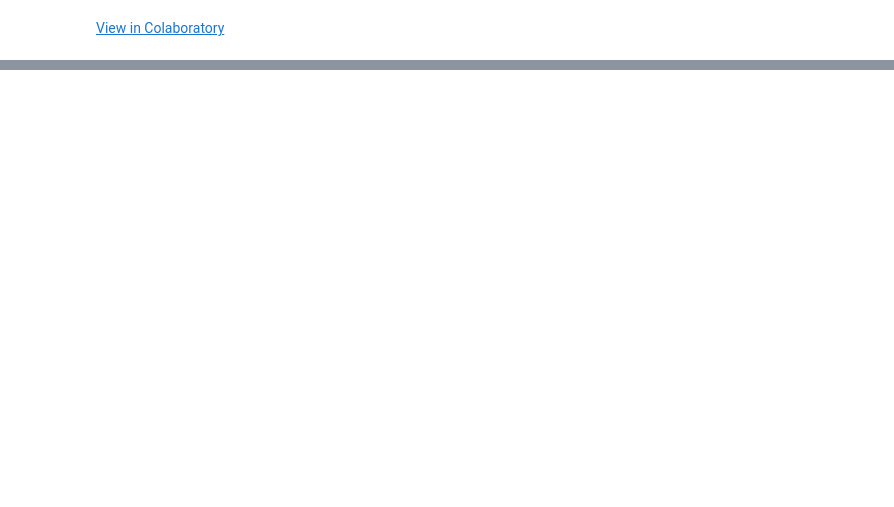
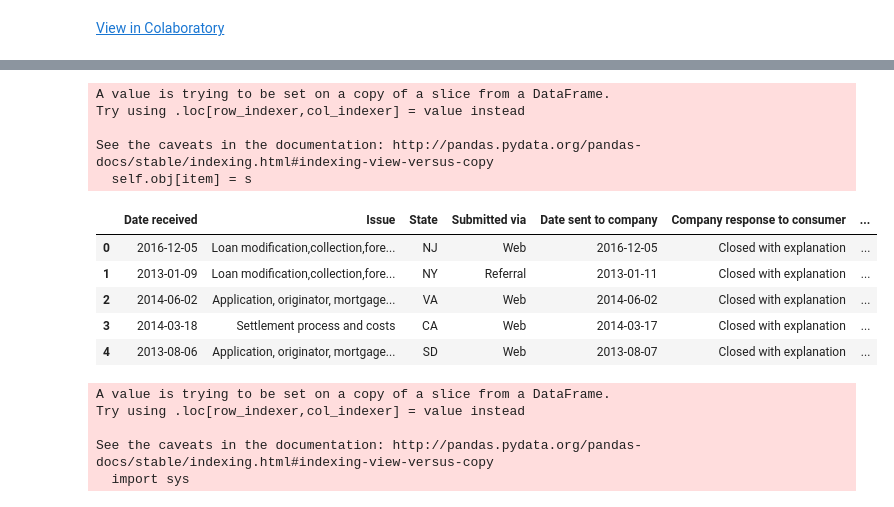
Before and after one commit to kalyanpichuka/Complaints_Framework, a Jupyter notebook: Complaints_Framework_Model_Venkatesh.ipynb, the cells around one changed output, grey strips where cells are left out. Cells and saved outputs as stored; diff of their text form; code cells hidden in the pictures; blank space fills up the shorter version.

```diff
--- a/Complaints_Framework_Model_Venkatesh.ipynb
+++ b/Complaints_Framework_Model_Venkatesh.ipynb
@@ -68,0 +129,29 @@ data_req['Total Days'] = data_req['Date sent to company']-data_req['Date receive
+# %%
+data_req.loc[data_req['Time Difference'] < 0, 'Time Difference'] = 0
+data_req.head()
+# %% [output]
+A value is trying to be set on a copy of a slice from a DataFrame.
+Try using .loc[row_indexer,col_indexer] = value instead
+
+See the caveats in the documentation: http://pandas.pydata.org/pandas-docs/stable/indexing.html#indexing-view-versus-copy
+  self.obj[item] = s
+|  | Date received | Issue | State | Submitted via | Date sent to company | Company response to consumer | ... |
+| 0 | 2016-12-05 | Loan modification,collection,fore... | NJ | Web | 2016-12-05 | Closed with explanation | ... |
+| 1 | 2013-01-09 | Loan modification,collection,fore... | NY | Referral | 2013-01-11 | Closed with explanation | ... |
+| 2 | 2014-06-02 | Application, originator, mortgage... | VA | Web | 2014-06-02 | Closed with explanation | ... |
+| 3 | 2014-03-18 | Settlement process and costs | CA | Web | 2014-03-17 | Closed with explanation | ... |
+| 4 | 2013-08-06 | Application, originator, mortgage... | SD | Web | 2013-08-07 | Closed with explanation | ... |
+# %%
+from sklearn.preprocessing import MinMaxScaler
+values=data_req['Time Difference'].values.reshape((len(data_req['Time Difference']), 1))
+# train the normalization
+scaler = MinMaxScaler(feature_range=(0, 1))
+scaler = scaler.fit(values)
+# normalize the dataset
+data_req['Time Difference'] = scaler.transform(values)
+# %% [output]
+A value is trying to be set on a copy of a slice from a DataFrame.
+Try using .loc[row_indexer,col_indexer] = value instead
+
+See the caveats in the documentation: http://pandas.pydata.org/pandas-docs/stable/indexing.html#indexing-view-versus-copy
+  import sys
```
Also changed, not shown: parts of 37 cells of this notebook.
